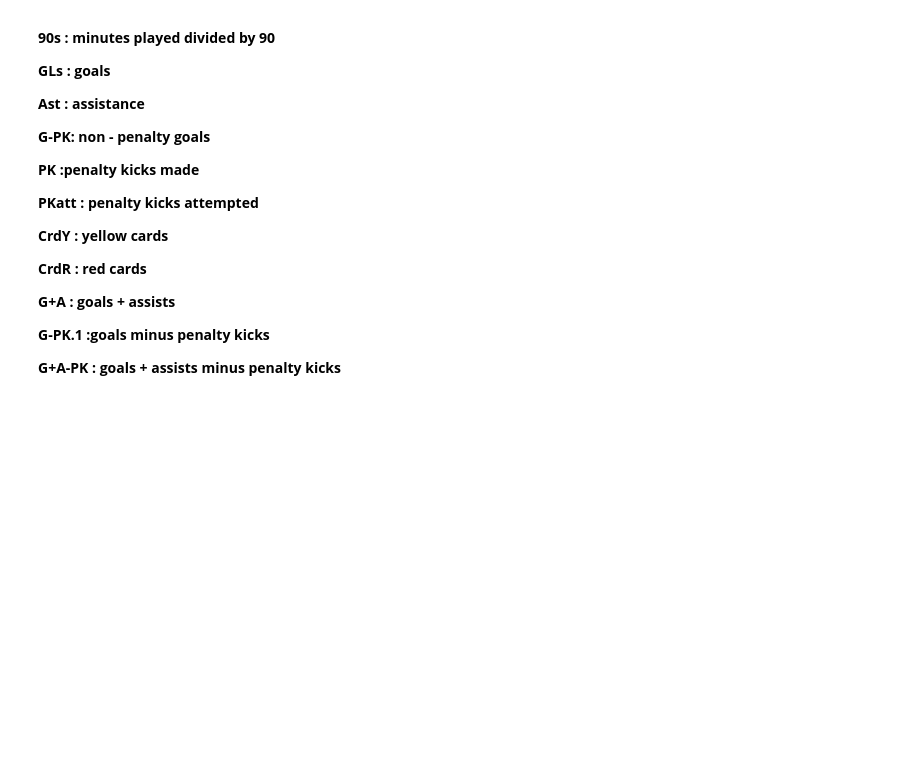
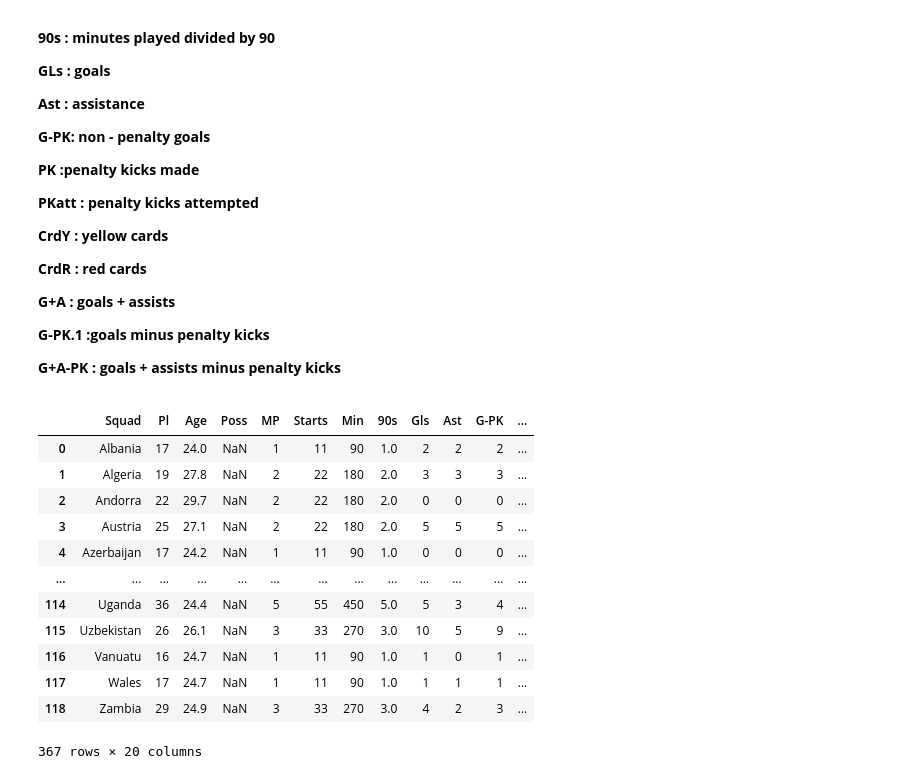
Before and after one commit to SoccerPred/stunning-octo-train, a Jupyter notebook: data mining/mine_and_merge_teams_stats_dataframes.ipynb, the cells around one changed output. Cells and saved outputs as stored; diff of their text form; code cells hidden in the pictures; blank space fills up the shorter version.

```diff
--- a/data mining/mine_and_merge_teams_stats_dataframes.ipynb
+++ b/data mining/mine_and_merge_teams_stats_dataframes.ipynb
@@ -4,6 +4,10 @@ import pandas as pd
 df2014 = pd.read_html('https://fbref.com/en/comps/1/1709/stats/2014-FIFA-World-Cup-Stats')
 df2010 = pd.read_html('https://fbref.com/en/comps/1/19/stats/2010-FIFA-World-Cup-Stats')
 df2018 = pd.read_html('https://fbref.com/en/comps/1/stats/FIFA-World-Cup-Stats')
+
+df2022_friendlies = pd.read_html('https://fbref.com/en/comps/218/stats/Friendlies-M-Stats')
+df2021_friendlies = pd.read_html('https://fbref.com/en/comps/218/10979/stats/2021-Friendlies-M-Stats')
+df2020_friendlies = pd.read_html('https://fbref.com/en/comps/218/3697/stats/2020-Friendlies-M-Stats')
 # %% [markdown]
 ### Processing df2010_teams_stats
 # %%
@@ -98,0 +105,10 @@ df2018_teams.head(5)
+# %%
+df2020_f = df2020_friendlies[0].copy()
+
+df2020_f.columns = df2020_f.columns.droplevel(0)
+df2020_f.rename(columns={'# Pl' : 'Pl'},inplace=True)
+df2020_f['Squad'] = df2020_f['Squad'].str[3:]
+df2020_f.replace(' England','England',inplace=True)
+df2020_f.head()
+
+df2020_f.head()
@@ -98,0 +133,10 @@ df2018_teams.head(5)
+# %%
+df2021_f = df2021_friendlies[0].copy()
+
+df2021_f.columns = df2021_f.columns.droplevel(0)
+df2021_f.rename(columns={'# Pl' : 'Pl'},inplace=True)
+df2021_f['Squad'] = df2021_f['Squad'].str[3:]
+df2021_f.replace(' England','England',inplace=True)
+df2021_f.head()
+
+df2021_f.head()
@@ -98,0 +161,10 @@ df2018_teams.head(5)
+# %%
+df2022_f = df2022_friendlies[0].copy()
+
+df2022_f.columns = df2022_f.columns.droplevel(0)
+df2022_f.rename(columns={'# Pl' : 'Pl'},inplace=True)
+df2022_f['Squad'] = df2022_f['Squad'].str[3:]
+df2022_f.replace(' England','England',inplace=True)
+df2022_f.head()
+
+df2022_f.head()
@@ -301,3 +382,20 @@ G-PK.1 :goals minus penalty kicks
 
 G+A-PK : goals + assists minus penalty kicks
 </b>
+# %%
+df_friendly_stats = pd.concat([df2020_f,df2021_f, df2022_f])
+df_friendly_stats
+# %% [output]
+|  | Squad | Pl | Age | Poss | MP | Starts | Min | 90s | Gls | Ast | G-PK | ... |
+| 0 | Albania | 17 | 24.0 | NaN | 1 | 11 | 90 | 1.0 | 2 | 2 | 2 | ... |
+| 1 | Algeria | 19 | 27.8 | NaN | 2 | 22 | 180 | 2.0 | 3 | 3 | 3 | ... |
+| 2 | Andorra | 22 | 29.7 | NaN | 2 | 22 | 180 | 2.0 | 0 | 0 | 0 | ... |
+| 3 | Austria | 25 | 27.1 | NaN | 2 | 22 | 180 | 2.0 | 5 | 5 | 5 | ... |
+| 4 | Azerbaijan | 17 | 24.2 | NaN | 1 | 11 | 90 | 1.0 | 0 | 0 | 0 | ... |
+| ... | ... | ... | ... | ... | ... | ... | ... | ... | ... | ... | ... | ... |
+| 114 | Uganda | 36 | 24.4 | NaN | 5 | 55 | 450 | 5.0 | 5 | 3 | 4 | ... |
+| 115 | Uzbekistan | 26 | 26.1 | NaN | 3 | 33 | 270 | 3.0 | 10 | 5 | 9 | ... |
+| 116 | Vanuatu | 16 | 24.7 | NaN | 1 | 11 | 90 | 1.0 | 1 | 0 | 1 | ... |
+| 117 | Wales | 17 | 24.7 | NaN | 1 | 11 | 90 | 1.0 | 1 | 1 | 1 | ... |
+| 118 | Zambia | 29 | 24.9 | NaN | 3 | 33 | 270 | 3.0 | 4 | 2 | 3 | ... |
+367 rows × 20 columns
```
Also changed, not shown: parts of 18 cells of this notebook.
